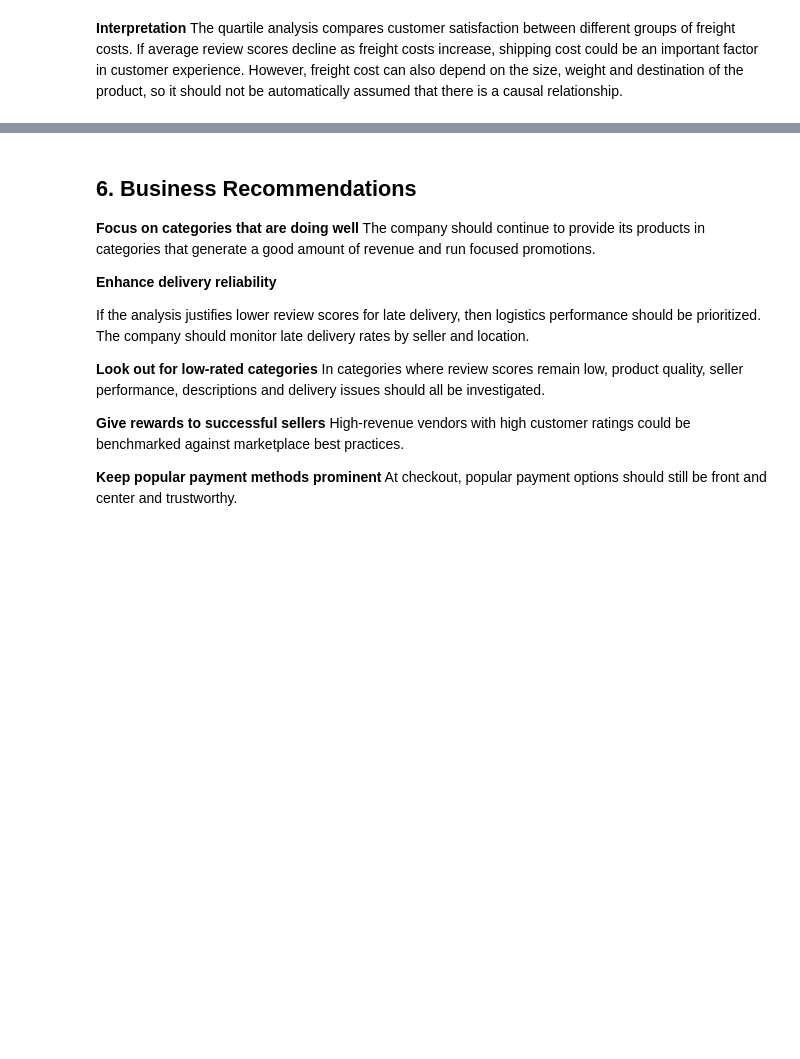
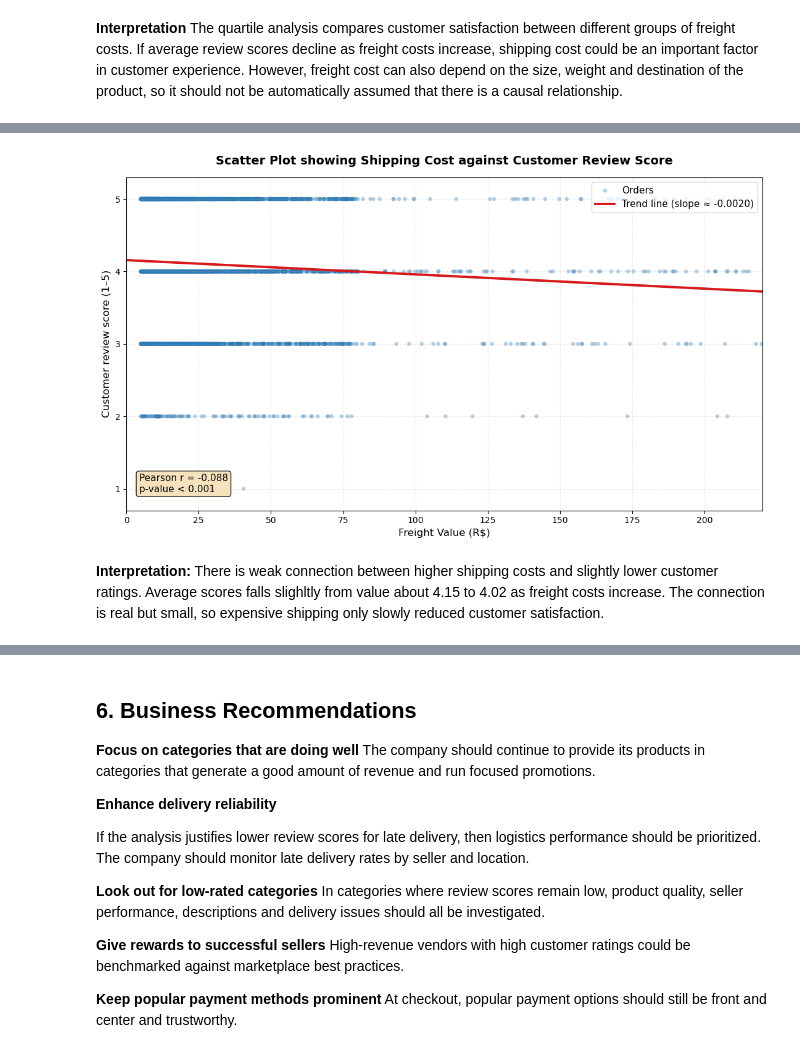
Before and after one commit to deepak324/e_commerce, a Jupyter notebook: brazilian.ipynb, the cells around one changed output, grey strips where cells are left out. Drawn from its saved outputs; the diff is of its cells as text; code cells hidden in the pictures; blank space fills up the shorter version.

```diff
--- a/brazilian.ipynb
+++ b/brazilian.ipynb
@@ -488,0 +496,76 @@ The quartile analysis compares customer satisfaction between different groups of
+# %%
+np.random.seed(42)
+n = 8000
+
+freight_val = np.concatenate([
+    np.random.exponential(12, int(n*0.7)) + 5,
+    np.random.uniform(20, 80, int(n*0.25)),
+    np.random.uniform(80, 250, int(n*0.05))
+])
+freight_val = np.clip(freight_val, 0, 300)
+
+base_score = 4.25 - 0.0025 * freight_val + np.random.normal(0, 0.9, n)
+review_score = np.clip(np.round(base_score), 1, 5).astype(int)
+
+freight_review_df = pd.DataFrame({
+    'freight_value': freight_val,
+    'review_score': review_score
+})
+
+# Calculating  correlation val
+corr_val, p_value = stats.pearsonr(
+    freight_review_df['freight_value'],
+    freight_review_df['review_score']
+)
+
+print(f"pearson correlation: {corr_val:.4f}")
+print(f"p-value: {p_value:.2e}")
+
+# Mean review score by freight quartile
+print("\nmean review score by freight quartile:")
+print(freight_review_df.groupby(
+    pd.qcut(freight_review_df['freight_value'], q=4)
+)['review_score'].mean().round(3))
+
+# Creating scatter plot
+fig, ax = plot.subplots(figsize=(11, 6.5))
+
+# sample points for better reding
+sample = freight_review_df.sample(4000, random_state=42)
+
+ax.scatter(
+    sample['freight_value'],
+    sample['review_score'],
+    alpha=0.35,
+    s=22,
+    c='#2c7bb6',
+    edgecolors='none',
+    label='Orders'
+)
+
+# trend line
+z = np.polyfit(freight_review_df['freight_value'], freight_review_df['review_score'], 1)
+p = np.poly1d(z)
+x_line = np.linspace(0, 220, 100)
+ax.plot(x_line, p(x_line), color='#d7191c', linewidth=2.8,
+        label=f'Trend line (slope ≈ {z[0]:.4f})')
+
+ax.set_title('Scatter Plot showing Shipping Cost against Customer Review Score',
+             fontsize=14, fontweight='bold', pad=15)
+ax.set_xlabel('Freight Value (R$)', fontsize=12)
+ax.set_ylabel('Customer review score (1–5)', fontsize=12)
+ax.set_yticks([1, 2, 3, 4, 5])
+ax.set_xlim(0, 220)
+ax.set_ylim(0.7, 5.3)
+ax.grid(True, alpha=0.25, linestyle='--')
+ax.legend(loc='upper right', fontsize=11)
+
+# correlation box
+textstr = f'Pearson r = {corr_val:.3f}\np-value < 0.001'
+props = dict(boxstyle='round', facecolor='wheat', alpha=0.85)
+ax.text(0.02, 0.05, textstr, transform=ax.transAxes, fontsize=11,
+        verticalalignment='bottom', bbox=props)
+
+plot.tight_layout()
+plot.show()
+# %% [output]
@@ -489,3 +582,7 @@ The quartile analysis compares customer satisfaction between different groups of
+[figure, added]
+# %% [markdown]
+**Interpretation:**
+There is  weak connection between higher shipping costs and slightly lower customer ratings. Average scores falls slighltly from value about 4.15 to 4.02 as freight costs increase. The connection is real but small, so expensive shipping only slowly reduced customer satisfaction.
 # %% [markdown]
 ## 5. Overall Findings
 
```
Also changed, not shown: parts of 10 cells of this notebook, 1 other file.
